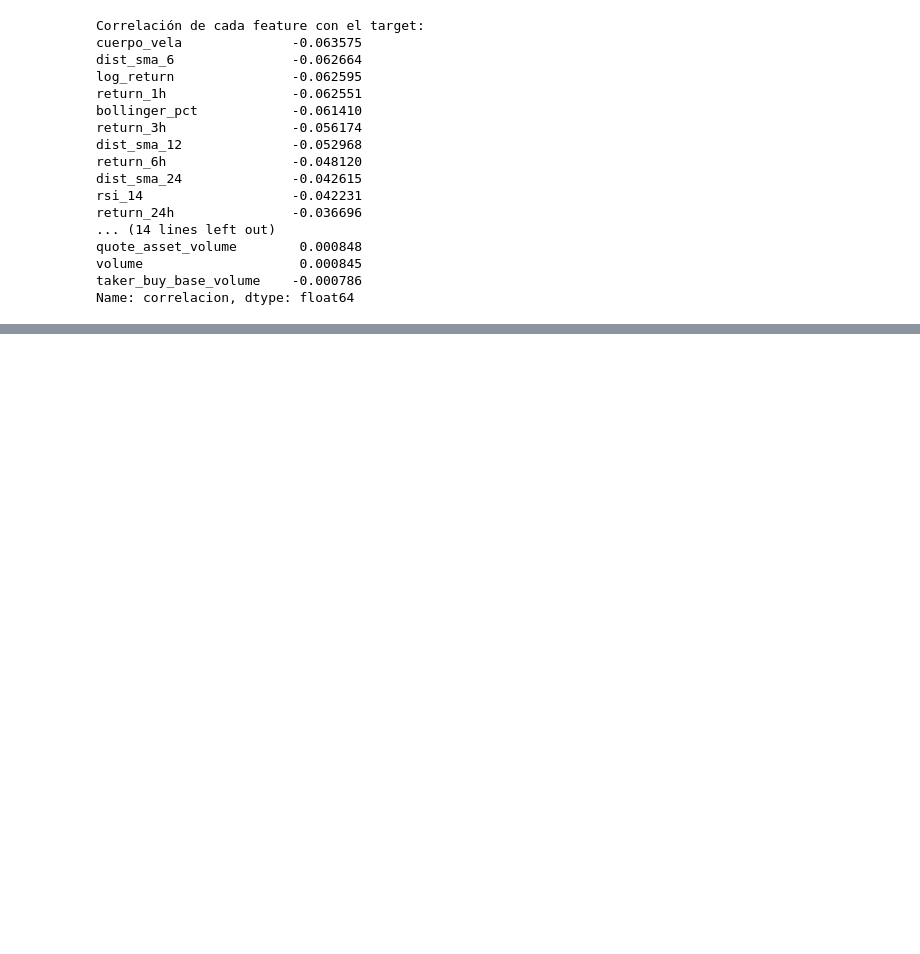
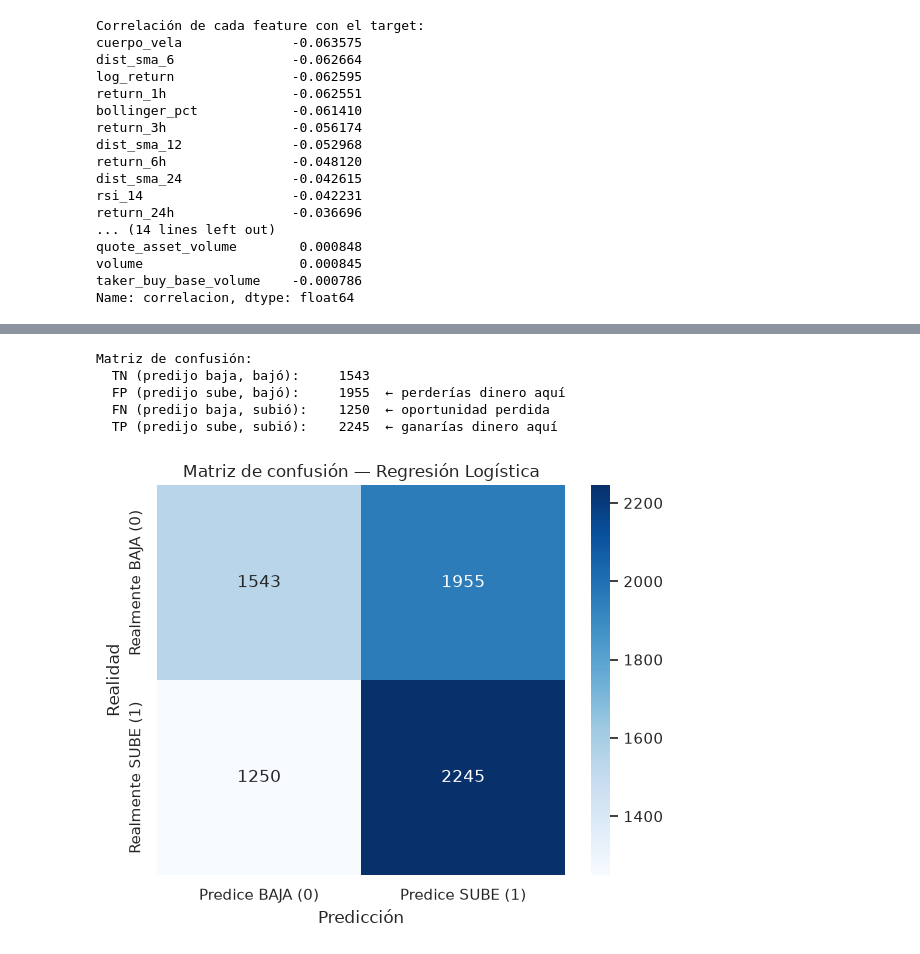
Before and after one commit to JJBP55/Machine-Learning-Project, a Jupyter notebook: src/explore.ipynb, the cells around one changed output, grey strips where cells are left out. Saved outputs shown, nothing was run; the diff lists cells and outputs as text; code cells hidden in the pictures; blank space fills up the shorter version.

```diff
--- a/src/explore.ipynb
+++ b/src/explore.ipynb
@@ -968,0 +1294,13 @@ Name: correlacion, dtype: float64
+# %%
+# Creamos el scaler y lo ajustamos SOLO con train
+scaler = StandardScaler()
+scaler.fit(X_train)
+
+# Transformamos train y test
+X_train_scaled = scaler.transform(X_train)
+X_test_scaled = scaler.transform(X_test)
+
+print(f"X_train_scaled: {X_train_scaled.shape}")
+print(f"X_test_scaled:  {X_test_scaled.shape}")
+print(f"\nMedia de X_train_scaled (debería ser ~0): {X_train_scaled.mean():.6f}")
+print(f"Std de X_train_scaled (debería ser ~1):  {X_train_scaled.std():.6f}")
@@ -968,0 +1402,33 @@ Name: correlacion, dtype: float64
+# %%
+# Calculamos la matriz de confusión
+matriz = confusion_matrix(y_test, pred_test)
+
+# Extraemos los valores
+tn = matriz[0, 0]  # true negative
+fp = matriz[0, 1]  # false positive
+fn = matriz[1, 0]  # false negative
+tp = matriz[1, 1]  # true positive
+
+print("Matriz de confusión:")
+print(f"  TN (predijo baja, bajó):     {tn}")
+print(f"  FP (predijo sube, bajó):     {fp}  ← perderías dinero aquí")
+print(f"  FN (predijo baja, subió):    {fn}  ← oportunidad perdida")
+print(f"  TP (predijo sube, subió):    {tp}  ← ganarías dinero aquí")
+
+# Graficamos con heatmap
+plt.figure(figsize=(6, 5))
+sns.heatmap(matriz, annot=True, fmt="d", cmap="Blues",
+            xticklabels=["Predice BAJA (0)", "Predice SUBE (1)"],
+            yticklabels=["Realmente BAJA (0)", "Realmente SUBE (1)"])
+plt.title("Matriz de confusión — Regresión Logística")
+plt.ylabel("Realidad")
+plt.xlabel("Predicción")
+plt.tight_layout()
+plt.show()
+# %% [output]
+Matriz de confusión:
+  TN (predijo baja, bajó):     1543
+  FP (predijo sube, bajó):     1955  ← perderías dinero aquí
+  FN (predijo baja, subió):    1250  ← oportunidad perdida
+  TP (predijo sube, subió):    2245  ← ganarías dinero aquí
+[figure, added]
```
Also changed, not shown: parts of 27 cells of this notebook, 8 other files.
